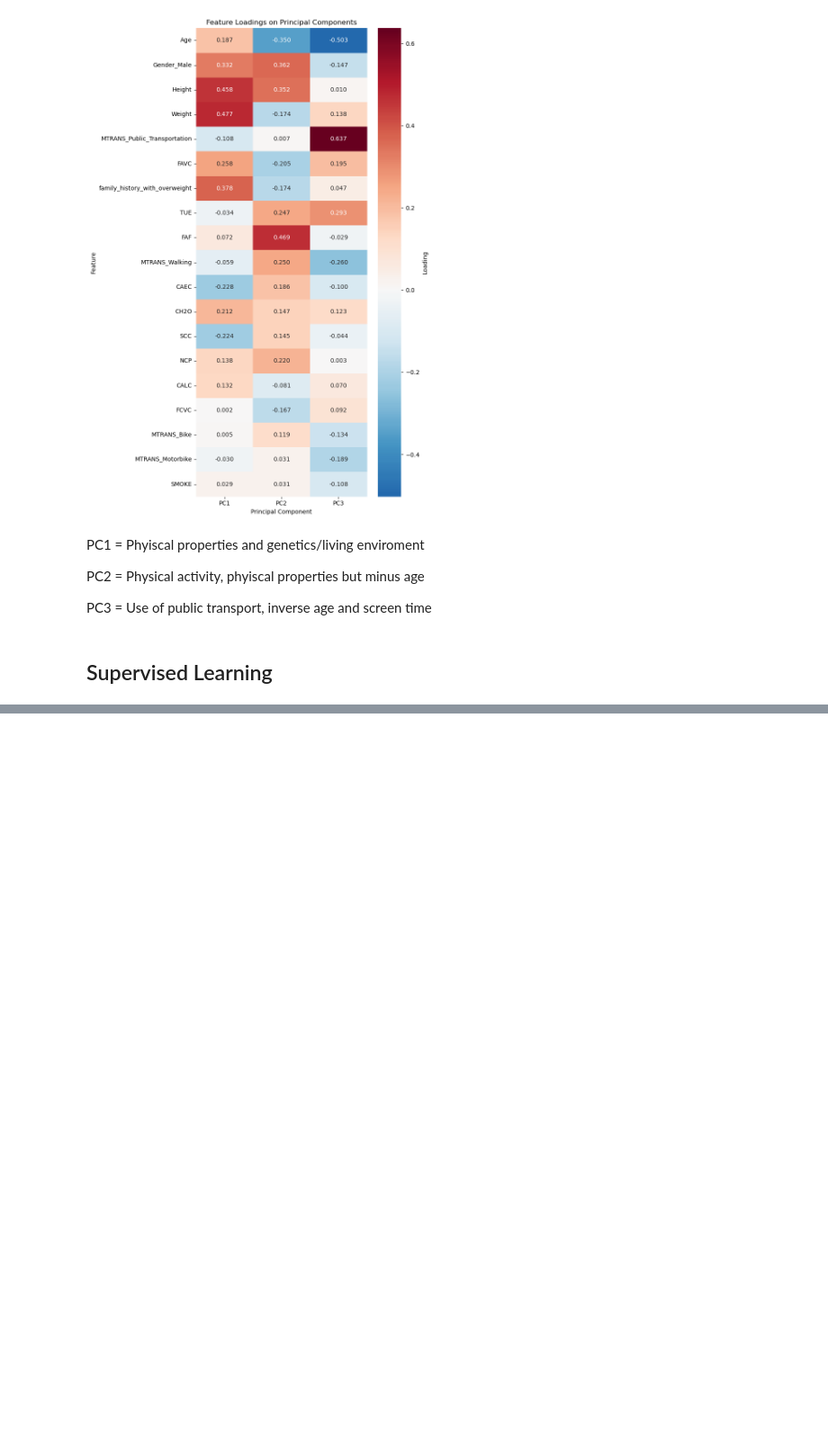
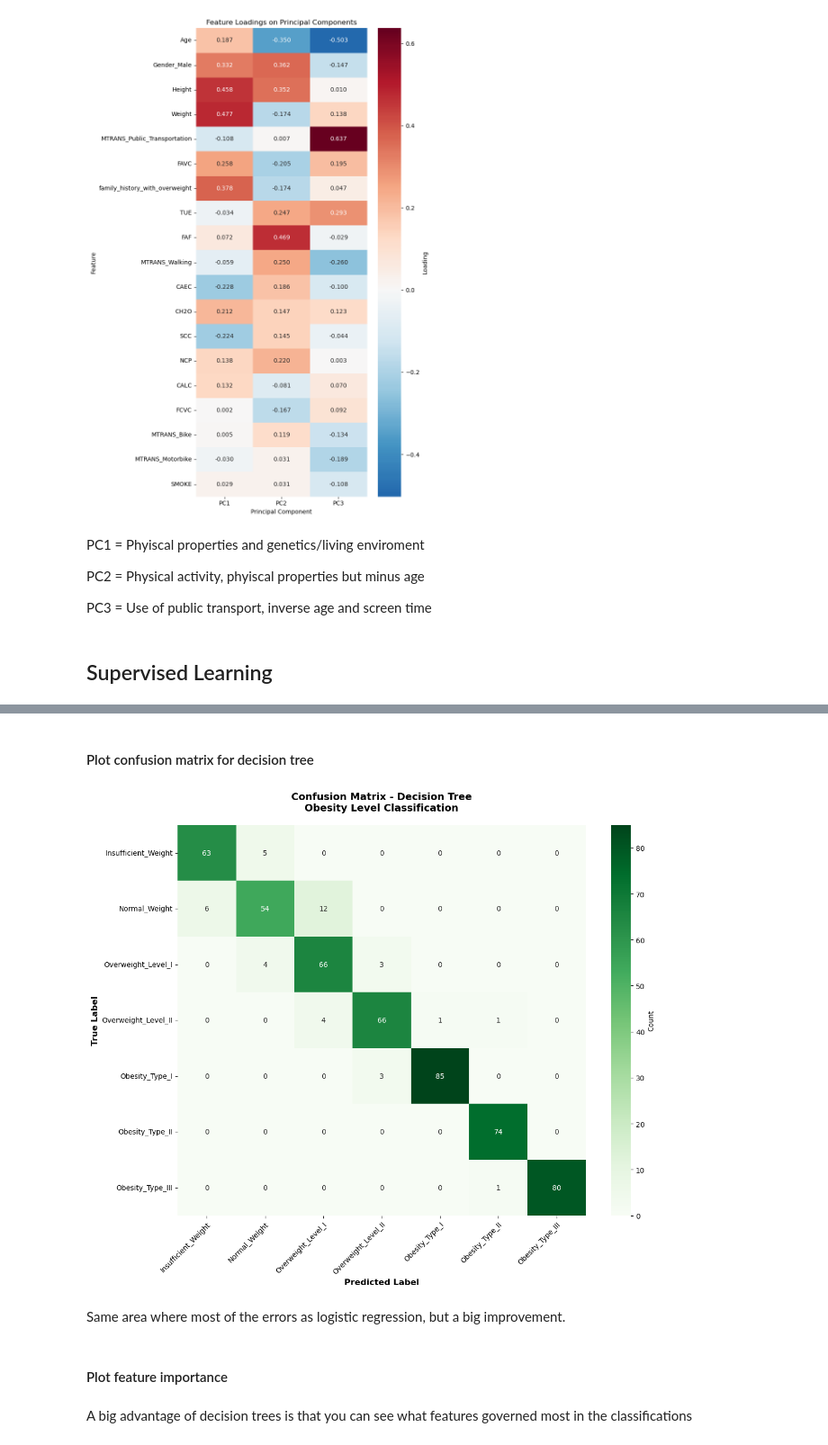
Before and after one commit to r-leeper/scu_obesity_assignment, a Jupyter notebook: CS818_Assignment.ipynb, the cells around one changed output, grey strips where cells are left out. Shown at 90% size. Cells and saved outputs as stored; diff of their text form; code cells hidden in the pictures; blank space fills up the shorter version.

```diff
--- a/CS818_Assignment.ipynb
+++ b/CS818_Assignment.ipynb
@@ -1091,0 +1344,12 @@ PC3 = Use of public transport, inverse age and screen time
+# %%
+# decision tree classifier
+dt_clf = DecisionTreeClassifier(
+    random_state=13,   # unlucky for some
+    criterion='gini',   # gini impurity for splits
+    max_depth=None,   # mo depth limit initially
+    min_samples_split=2,
+    min_samples_leaf=1
+)
+
+# Train the model
+dt_clf.fit(X_train_enc, y_train)
@@ -1091,0 +1371,8 @@ PC3 = Use of public transport, inverse age and screen time
+# %%
+# Make predictions
+y_train_pred_dt = dt_clf.predict(X_train_enc)
+y_test_pred_dt = dt_clf.predict(X_test_enc)
+
+# Calculate accuracy scores
+train_accuracy_dt = accuracy_score(y_train, y_train_pred_dt)
+test_accuracy_dt = accuracy_score(y_test, y_test_pred_dt)
@@ -1091,0 +1407,38 @@ PC3 = Use of public transport, inverse age and screen time
+# %% [markdown]
+#### Plot confusion matrix for decision tree
+# %%
+# Confusion matrix
+cm_dt = confusion_matrix(y_test, y_test_pred_dt)
+
+fig, ax = plt.subplots(figsize=(12, 10))
+
+sns.heatmap(
+    cm_dt,
+    annot=True,
+    fmt='d',
+    cmap='Greens',   # logic reg was blue, now we do green!
+    xticklabels=target_names,
+    yticklabels=target_names,
+    annot_kws={'size': 14},
+    cbar_kws={'label': 'Count'},
+    ax=ax
+)
+
+ax.set_xlabel('Predicted Label', fontsize=12, fontweight='bold')
+ax.set_ylabel('True Label', fontsize=12, fontweight='bold')
+ax.set_title('Confusion Matrix - Decision Tree\n'
+             'Obesity Level Classification',
+             fontsize=14, fontweight='bold', pad=20)
+
+plt.setp(ax.get_xticklabels(), rotation=45, ha='right', rotation_mode='anchor')
+
+plt.tight_layout()
+plt.show()
+# %% [output]
+[figure, added]
+# %% [markdown]
+Same area where most of the errors as logistic regression, but a big improvement.
+# %% [markdown]
+#### Plot feature importance
+# %% [markdown]
+A big advantage of decision trees is that you can see what features governed most in the classifications
```
Also changed, not shown: parts of 82 cells of this notebook.
